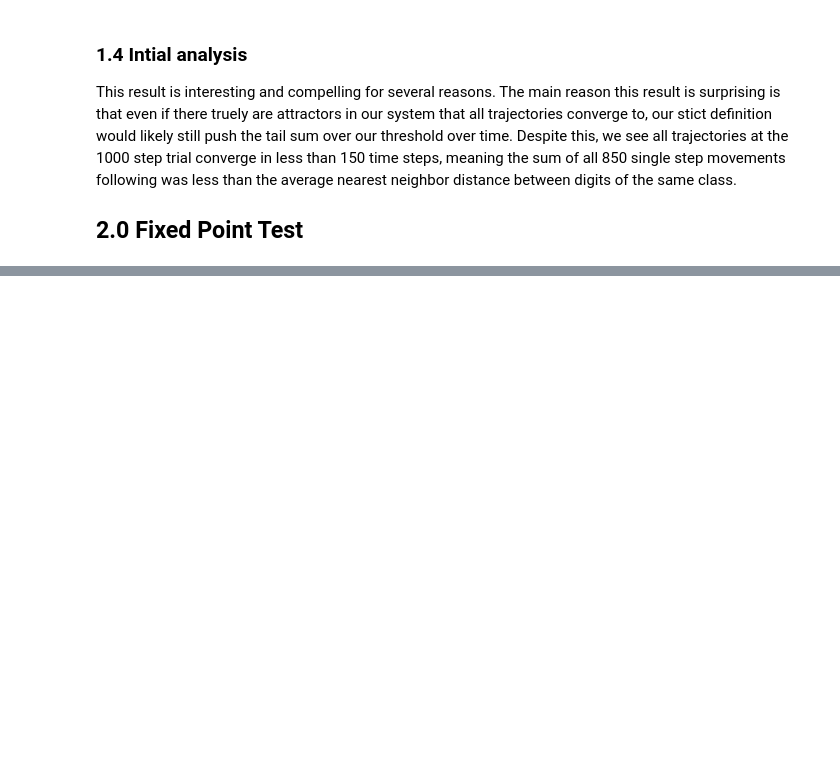
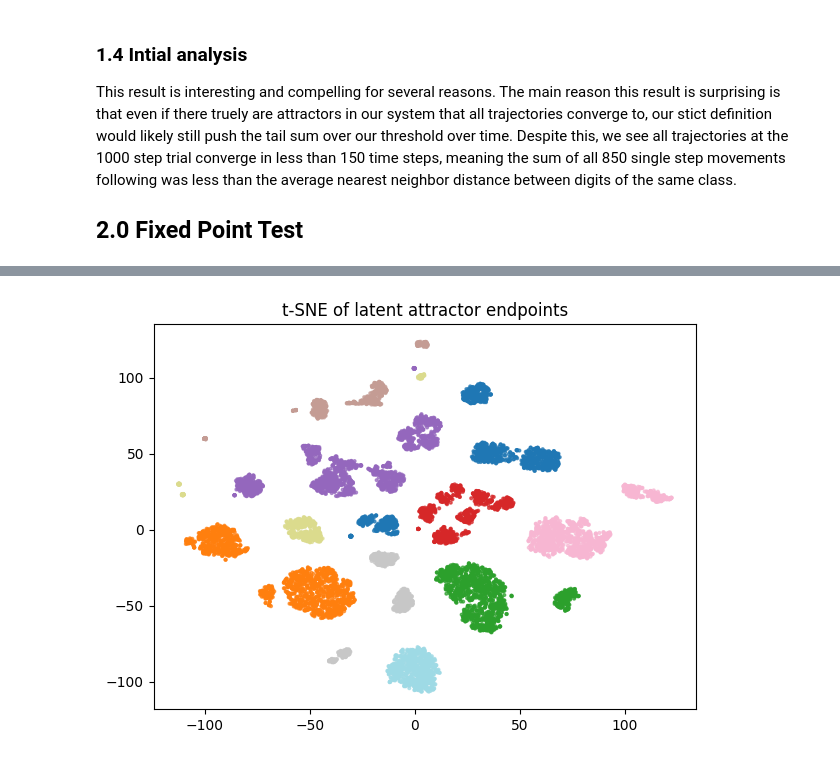
Before and after one commit to Traver-Smith/MQP2526, a Jupyter notebook: notebooks/B_Term_Research.ipynb, the cells around one changed output, grey strips where cells are left out. Saved outputs shown, nothing was run; the diff lists cells and outputs as text; code cells hidden in the pictures; blank space fills up the shorter version.

```diff
--- a/notebooks/B_Term_Research.ipynb
+++ b/notebooks/B_Term_Research.ipynb
@@ -870,0 +938,20 @@ def spectral_norm_of_jacobian(
+# %%
+from sklearn.manifold import TSNE
+import matplotlib.pyplot as plt
+
+tsne = TSNE(
+    n_components=2,
+    perplexity=30,
+    init='pca',
+    learning_rate='auto',
+    n_iter=2000,
+    random_state=0,
+)
+z_tsne = tsne.fit_transform(z_10d)
+
+plt.figure(figsize=(7,5))
+plt.scatter(z_tsne[:,0], z_tsne[:,1], c=cluster_labels, s=4, alpha=0.7, cmap="tab20")
+plt.title("t-SNE of latent attractor endpoints")
+plt.show()
+# %% [output]
+[figure, added]
```
Also changed, not shown: parts of 15 cells of this notebook.
